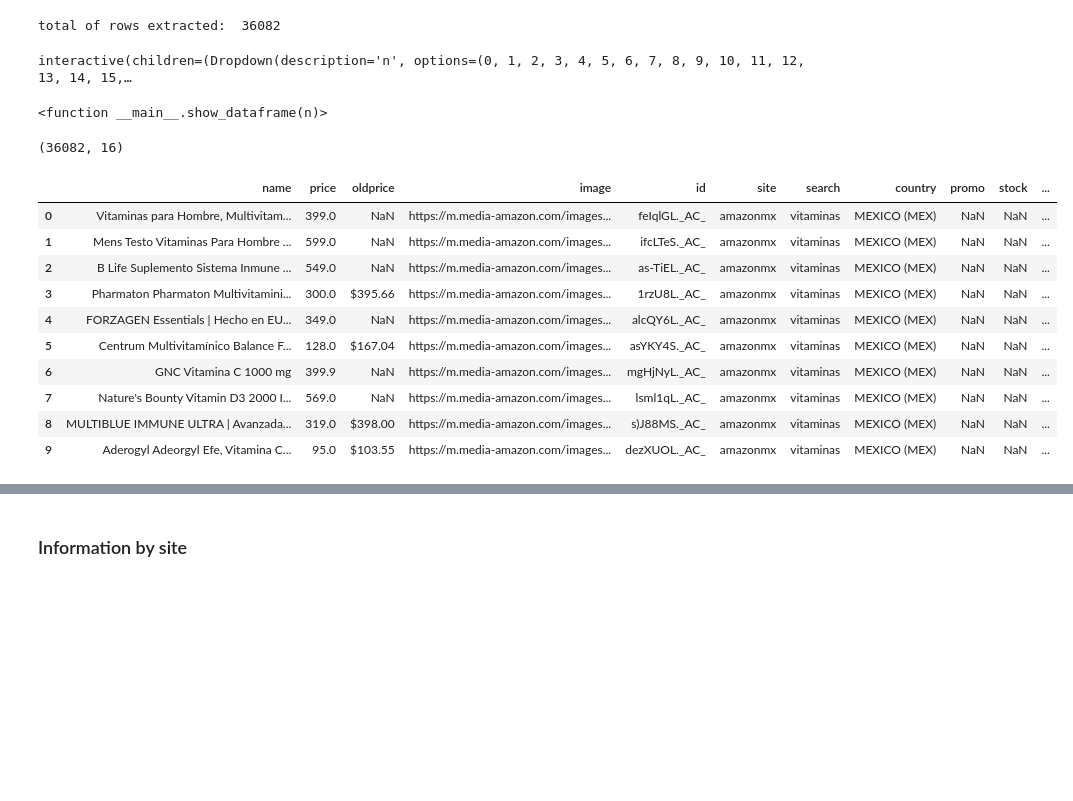
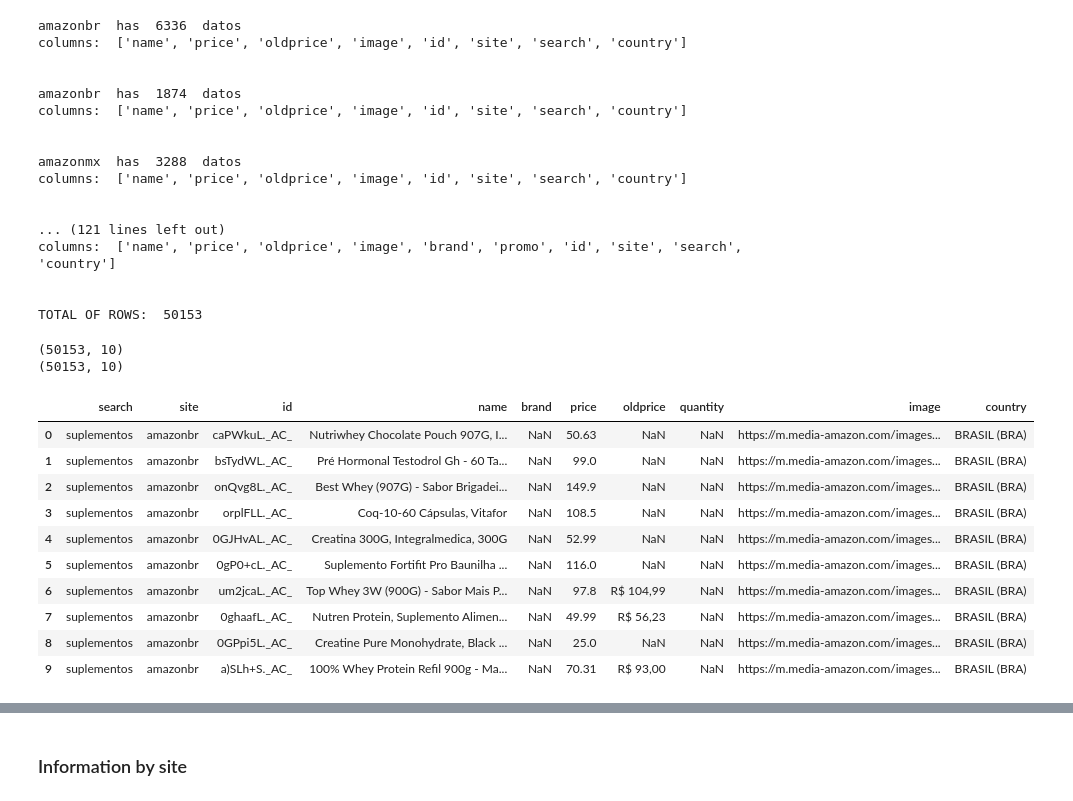
Before and after one commit to Divelia/web-scraping-thomas, a Jupyter notebook: extract_list/merging.ipynb, the cells around one changed output, grey strips where cells are left out. Cells and saved outputs as stored; diff of their text form; code cells hidden in the pictures; blank space fills up the shorter version.

```diff
--- a/extract_list/merging.ipynb
+++ b/extract_list/merging.ipynb
@@ -19,6 +20,7 @@ bra = ['magalu', 'mundoverde', 'drogariasaopaulo', 'drogaraia', 'lojadosuplement
 mex = ['mercadolibremx', 'amazonmx', 'walmart', 'sams', 'supernaturista', 'costco', 'sanborns', 'benavides', 'fahorro', 'sanpablofarmacia']
 # %%
 list_dataframes = []
+total_rows = 0
 for filename in filenames:
     try:
         df = pd.read_excel(url_origin + "//" + filename)
@@ -32,45 +34,72 @@ for filename in filenames:
 
         df['site'] = webpage
         df['search'] = search
+        print(webpage, ' has ', df.shape[0], ' datos')
         if webpage in bra:
             df['country'] = 'BRASIL (BRA)'
         elif webpage in mex:
             df['country'] = 'MEXICO (MEX)'
         else:
             df['country'] = 'No encontrado'
+        print('columns: ', list(df.columns))
+        current_cols = list(df.columns)
+        cols_base = ['search', 'site', 'id', 'name', 'brand', 'price', 'oldprice', 'quantity', 'image', 'country']
+        notpresent_cols = list(set(cols_base) - set(current_cols))
+        for n in notpresent_cols:
+            df[n] = np.nan
+        df = df[cols_base]
         list_dataframes.append(df)
+        print('\n')
+        total_rows += df.shape[0]
     except Exception as e:
         print(e)
         continue
+print('TOTAL OF ROWS: ', total_rows)
+# %% [output]
+amazonbr  has  6336  datos
+columns:  ['name', 'price', 'oldprice', 'image', 'id', 'site', 'search', 'country']
+
+
+amazonbr  has  1874  datos
+columns:  ['name', 'price', 'oldprice', 'image', 'id', 'site', 'search', 'country']
+
+
+amazonmx  has  3288  datos
+columns:  ['name', 'price', 'oldprice', 'image', 'id', 'site', 'search', 'country']
+
+
+... (121 lines left out)
+columns:  ['name', 'price', 'oldprice', 'image', 'brand', 'promo', 'id', 'site', 'search', 'country']
+
+
+TOTAL OF ROWS:  50153
 # %%
-suma = 0
-for i in list_dataframes:
-    suma += i.shape[0]
-print('total of rows extracted: ', suma)
-def show_dataframe(n):
-    print(list(list_dataframes[n].columns))
-    return list_dataframes[n]
-opts = [n for n in range(len(list_dataframes))]
-interact(show_dataframe, n=widgets.Dropdown(options=opts, value = 0))
+# suma = 0
+# for i in list_dataframes:
+#     suma += i.shape[0]
+# print('total of rows extracted: ', suma)
+# def show_dataframe(n):
+#     print(list(list_dataframes[n].columns))
+#     return list_dataframes[n]
+# opts = [n for n in range(len(list_dataframes))]
+# interact(show_dataframe, n=widgets.Dropdown(options=opts, value = 0))
-# %% [output]
-total of rows extracted:  36082
-interactive(children=(Dropdown(description='n', options=(0, 1, 2, 3, 4, 5, 6, 7, 8, 9, 10, 11, 12, 13, 14, 15,…
-<function __main__.show_dataframe(n)>
 # %%
 summary = pd.concat(list_dataframes, ignore_index=True)
 print(summary.shape)
-summary = summary.dropna(how='all', axis=0).drop_duplicates(keep=False).reset_index(drop=True)
+summary = summary.dropna(how='all', axis=0)
+print(summary.shape)
 summary.head(10)
 # %% [output]
-(36082, 16)
+(50153, 10)
+(50153, 10)
-|  | name | price | oldprice | image | id | site | search | country | promo | stock | ... |
-| 0 | Vitaminas para Hombre, Multivitam... | 399.0 | NaN | https://m.media-amazon.com/images... | feIqlGL._AC_ | amazonmx | vitaminas | MEXICO (MEX) | NaN | NaN | ... |
-| 1 | Mens Testo Vitaminas Para Hombre ... | 599.0 | NaN | https://m.media-amazon.com/images... | ifcLTeS._AC_ | amazonmx | vitaminas | MEXICO (MEX) | NaN | NaN | ... |
-| 2 | B Life Suplemento Sistema Inmune ... | 549.0 | NaN | https://m.media-amazon.com/images... | as-TiEL._AC_ | amazonmx | vitaminas | MEXICO (MEX) | NaN | NaN | ... |
-| 3 | Pharmaton Pharmaton Multivitamini... | 300.0 | $395.66 | https://m.media-amazon.com/images... | 1rzU8L._AC_ | amazonmx | vitaminas | MEXICO (MEX) | NaN | NaN | ... |
-| 4 | FORZAGEN Essentials | Hecho en EU... | 349.0 | NaN | https://m.media-amazon.com/images... | alcQY6L._AC_ | amazonmx | vitaminas | MEXICO (MEX) | NaN | NaN | ... |
-| 5 | Centrum Multivitamínico Balance F... | 128.0 | $167.04 | https://m.media-amazon.com/images... | asYKY4S._AC_ | amazonmx | vitaminas | MEXICO (MEX) | NaN | NaN | ... |
-| 6 | GNC Vitamina C 1000 mg | 399.9 | NaN | https://m.media-amazon.com/images... | mgHjNyL._AC_ | amazonmx | vitaminas | MEXICO (MEX) | NaN | NaN | ... |
-| 7 | Nature's Bounty Vitamin D3 2000 I... | 569.0 | NaN | https://m.media-amazon.com/images... | lsml1qL._AC_ | amazonmx | vitaminas | MEXICO (MEX) | NaN | NaN | ... |
-| 8 | MULTIBLUE IMMUNE ULTRA | Avanzada... | 319.0 | $398.00 | https://m.media-amazon.com/images... | s)J88MS._AC_ | amazonmx | vitaminas | MEXICO (MEX) | NaN | NaN | ... |
-| 9 | Aderogyl Adeorgyl Efe, Vitamina C... | 95.0 | $103.55 | https://m.media-amazon.com/images... | dezXUOL._AC_ | amazonmx | vitaminas | MEXICO (MEX) | NaN | NaN | ... |
+|  | search | site | id | name | brand | price | oldprice | quantity | image | country |
+| 0 | suplementos | amazonbr | caPWkuL._AC_ | Nutriwhey Chocolate Pouch 907G, I... | NaN | 50.63 | NaN | NaN | https://m.media-amazon.com/images... | BRASIL (BRA) |
+| 1 | suplementos | amazonbr | bsTydWL._AC_ | Pré Hormonal Testodrol Gh - 60 Ta... | NaN | 99.0 | NaN | NaN | https://m.media-amazon.com/images... | BRASIL (BRA) |
+| 2 | suplementos | amazonbr | onQvg8L._AC_ | Best Whey (907G) - Sabor Brigadei... | NaN | 149.9 | NaN | NaN | https://m.media-amazon.com/images... | BRASIL (BRA) |
+| 3 | suplementos | amazonbr | orplFLL._AC_ | Coq-10-60 Cápsulas, Vitafor | NaN | 108.5 | NaN | NaN | https://m.media-amazon.com/images... | BRASIL (BRA) |
+| 4 | suplementos | amazonbr | 0GJHvAL._AC_ | Creatina 300G, Integralmedica, 300G | NaN | 52.99 | NaN | NaN | https://m.media-amazon.com/images... | BRASIL (BRA) |
+| 5 | suplementos | amazonbr | 0gP0+cL._AC_ | Suplemento Fortifit Pro Baunilha ... | NaN | 116.0 | NaN | NaN | https://m.media-amazon.com/images... | BRASIL (BRA) |
+| 6 | suplementos | amazonbr | um2jcaL._AC_ | Top Whey 3W (900G) - Sabor Mais P... | NaN | 97.8 | R$ 104,99 | NaN | https://m.media-amazon.com/images... | BRASIL (BRA) |
+| 7 | suplementos | amazonbr | 0ghaafL._AC_ | Nutren Protein, Suplemento Alimen... | NaN | 49.99 | R$ 56,23 | NaN | https://m.media-amazon.com/images... | BRASIL (BRA) |
+| 8 | suplementos | amazonbr | 0GPpi5L._AC_ | Creatine Pure Monohydrate, Black ... | NaN | 25.0 | NaN | NaN | https://m.media-amazon.com/images... | BRASIL (BRA) |
+| 9 | suplementos | amazonbr | a)SLh+S._AC_ | 100% Whey Protein Refil 900g - Ma... | NaN | 70.31 | R$ 93,00 | NaN | https://m.media-amazon.com/images... | BRASIL (BRA) |
```
Also changed, not shown: parts of 13 cells of this notebook, 33 other files.
